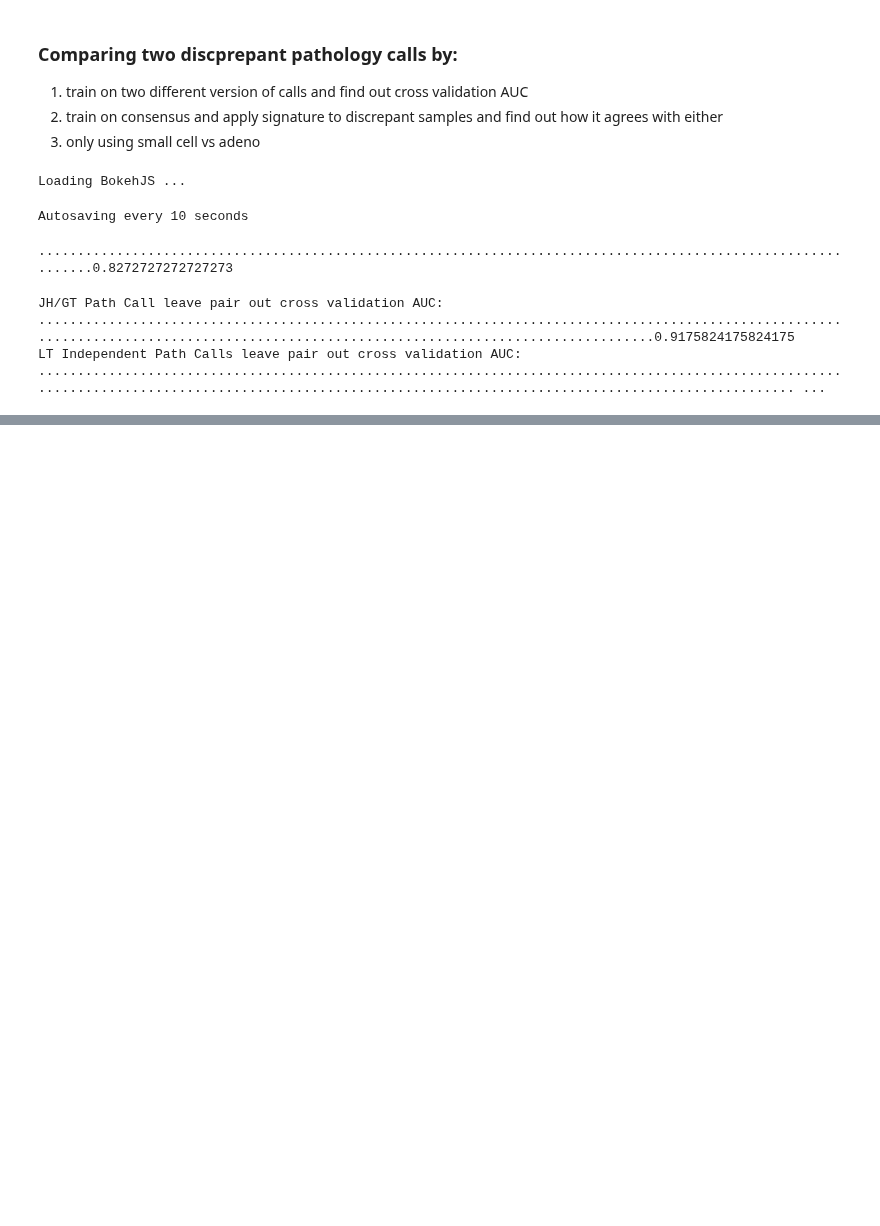
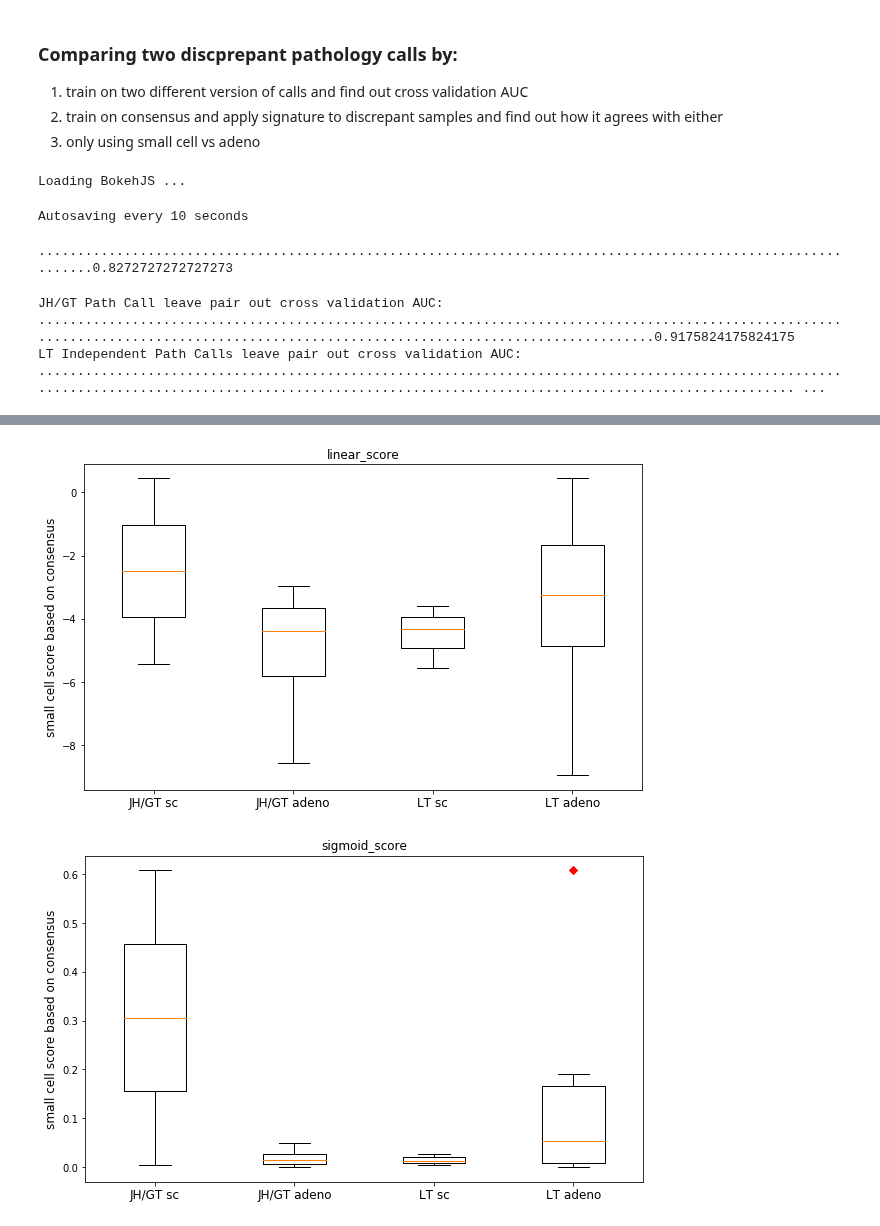
Before and after one commit to MollyZhang/ARsig_python, a Jupyter notebook: Comparing_pathological_calls.ipynb, the cells around one changed output, grey strips where cells are left out. Drawn from its saved outputs; the diff is of its cells as text; code cells hidden in the pictures; blank space fills up the shorter version.

Commit message:
add box plot for signature scores

```diff
--- a/Comparing_pathological_calls.ipynb
+++ b/Comparing_pathological_calls.ipynb
@@ -40,9 +40,12 @@ df_mRNA = pd.read_csv(WCDT_mRNA, delimiter="\t")
 df_consensus = pd.read_csv(consensus, delimiter="\t")
 df_discrep = pd.read_csv(discrepancy, delimiter="\t")
 # %%
-def data_prep(df_consensus, df_mRNA):
-    y = df_consensus.copy()
-    y.rename(columns={"Path Call":"label", "Patient ID": "Patient_ID"}, inplace=True)
+def data_prep(df_call, df_mRNA, label_column=""):
+    y = df_call.copy()
+    y.rename(columns={"Consensus Path Call":"label",
+                      label_column: "label",
+                      "Patient ID": "Patient_ID"
+                      }, inplace=True)
     # remove samples with unwanted labels
     y = y[~y["label"].isin(
         ["QNS", "IAC/Small cell", "Indeterminate", "Cytology mixed",
@@ -63,6 +66,7 @@ def data_prep(df_consensus, df_mRNA):
     X.sort_index(inplace=True)
     y.sort_index(inplace=True)
     assert(list(X.index) == list(y.index))
+    y.label=pd.to_numeric(y.label)
     return X, y
 
 
@@ -96,0 +128,13 @@ LT Independent Path Calls leave pair out cross validation AUC:
+# %%
+X1, y1 = get_path_call_data("JH/GT Path Call", "JH/GT Path Calls")
+X2, y2 = get_path_call_data("LT Independent Path Calls", "LT Path Calls")
+
+y_combined = pd.concat([y1, y2], axis=1, join="outer")
+X_combined = extract_X(df_mRNA, index_list=set(list(X1.index)+list(X2.index)))
+
+signature = get_consensus_sig()
+linear_score, sigmoid_score = apply_signature(X_combined, signature)
+y_combined["linear_score"] = linear_score
+y_combined["sigmoid_score"] = sigmoid_score
+
+print(y_combined)
@@ -96,0 +157,19 @@ LT Independent Path Calls leave pair out cross validation AUC:
+# %%
+for score in ["linear_score","sigmoid_score"]:
+    JH = y_combined[~y_combined.isnull()["JH/GT Path Calls"]]
+    LT = y_combined[~y_combined.isnull()["LT Path Calls"]]
+    JH_sc = list(JH[JH["JH/GT Path Calls"]==1][score])
+    JH_adeno = list(JH[JH["JH/GT Path Calls"]==0][score])
+    LT_sc = list(LT[LT["LT Path Calls"]==1][score])
+    LT_adeno = list(LT[LT["LT Path Calls"]==0][score])
+
+    fig, ax1 = plt.subplots(figsize=(10, 6))
+    plt.boxplot([JH_sc, JH_adeno, LT_sc, LT_adeno], 0, 'rD')
+    plt.ylabel("small cell score based on consensus", fontsize=12)
+    xtickNames = plt.setp(ax1, xticklabels=["JH/GT sc", "JH/GT adeno", "LT sc", "LT adeno"])
+    plt.setp(xtickNames, rotation=0, fontsize=12)
+    plt.title(score, fontsize=12)
+    plt.show()
+# %% [output]
+[figure, added]
+[figure, added]
```
Also changed, not shown: parts of 4 cells of this notebook.
